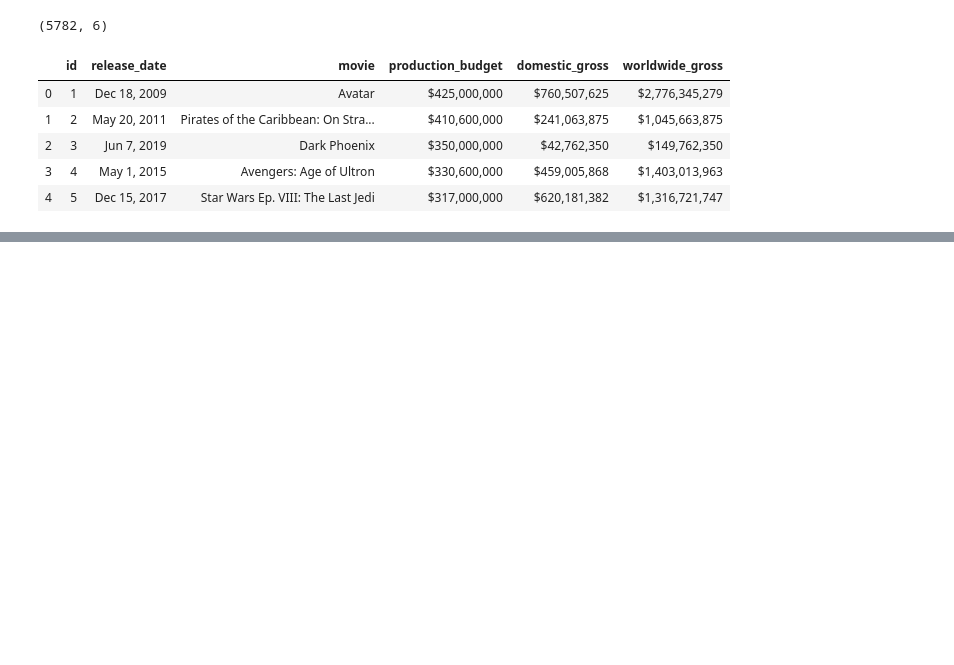
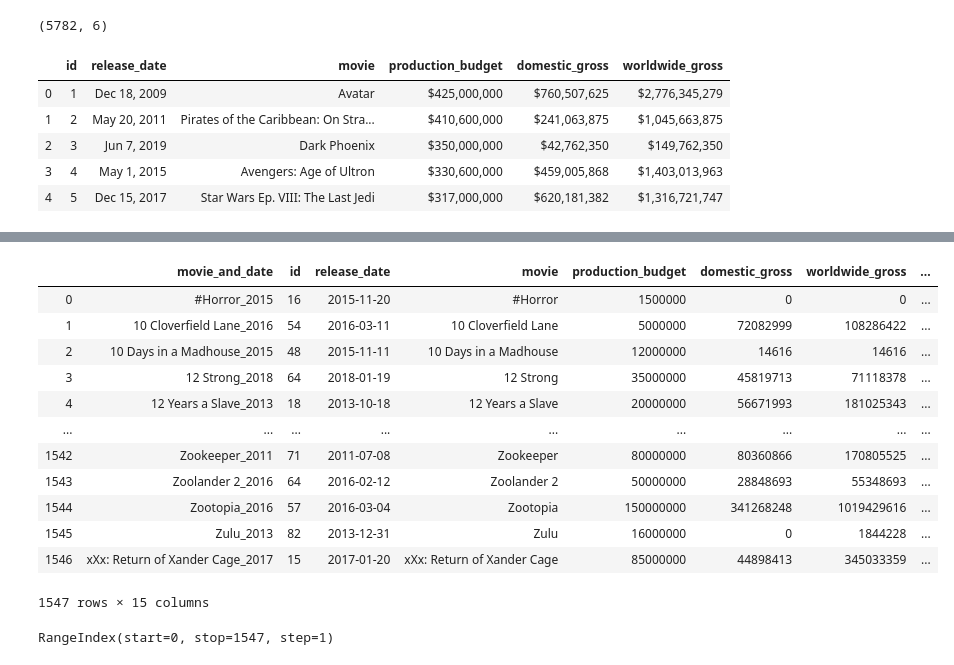
Before and after one commit to KanwalArora029/dsc-mod-1-project-v2-1-online-ds-pt-120919, a Jupyter notebook: student.ipynb, the cells around one changed output, grey strips where cells are left out. Drawn from its saved outputs; the diff is of its cells as text; code cells hidden in the pictures; blank space fills up the shorter version.

```diff
--- a/student.ipynb
+++ b/student.ipynb
@@ -166,0 +348,9 @@ df_budgets.head()
+# %%
+print(type(df2['primary_title'][0]))
+print(type(df2['start_year'][0]))
+
+# changing start_year to a string format
+df2= df2.astype({'start_year' : 'str'})
+
+print(type(df2['primary_title'][0]))
+print(type(df2['start_year'][0]))
@@ -166,0 +362,4 @@ df_budgets.head()
+# %%
+df2.reset_index(inplace=True)
+df2['movie_and_date'] = df2['primary_title'] + '_' + df2['start_year']
+df2['movie_and_date'][0]
@@ -166,0 +368,3 @@ df_budgets.head()
+# %%
+df2 = df2.set_index('movie_and_date')
+df2
@@ -166,0 +388,3 @@ df_budgets.head()
+# %%
+df3=df1.join(df2,how='inner')
+df3
@@ -166,0 +411,21 @@ df_budgets.head()
+# %%
+df3.astype({'production_budget':'str', 'domestic_gross':'str', 'worldwide_gross':'str',})
+# %% [output]
+|  | movie_and_date | id | release_date | movie | production_budget | domestic_gross | worldwide_gross | ... |
+| 0 | #Horror_2015 | 16 | 2015-11-20 | #Horror | 1500000 | 0 | 0 | ... |
+| 1 | 10 Cloverfield Lane_2016 | 54 | 2016-03-11 | 10 Cloverfield Lane | 5000000 | 72082999 | 108286422 | ... |
+| 2 | 10 Days in a Madhouse_2015 | 48 | 2015-11-11 | 10 Days in a Madhouse | 12000000 | 14616 | 14616 | ... |
+| 3 | 12 Strong_2018 | 64 | 2018-01-19 | 12 Strong | 35000000 | 45819713 | 71118378 | ... |
+| 4 | 12 Years a Slave_2013 | 18 | 2013-10-18 | 12 Years a Slave | 20000000 | 56671993 | 181025343 | ... |
+| ... | ... | ... | ... | ... | ... | ... | ... | ... |
+| 1542 | Zookeeper_2011 | 71 | 2011-07-08 | Zookeeper | 80000000 | 80360866 | 170805525 | ... |
+| 1543 | Zoolander 2_2016 | 64 | 2016-02-12 | Zoolander 2 | 50000000 | 28848693 | 55348693 | ... |
+| 1544 | Zootopia_2016 | 57 | 2016-03-04 | Zootopia | 150000000 | 341268248 | 1019429616 | ... |
+| 1545 | Zulu_2013 | 82 | 2013-12-31 | Zulu | 16000000 | 0 | 1844228 | ... |
+| 1546 | xXx: Return of Xander Cage_2017 | 15 | 2017-01-20 | xXx: Return of Xander Cage | 85000000 | 44898413 | 345033359 | ... |
+1547 rows × 15 columns
+# %%
+df3.reset_index(inplace=True)
+df3.index
+# %% [output]
+RangeIndex(start=0, stop=1547, step=1)
```
Also changed, not shown: parts of 68 cells of this notebook, 2 other files.
